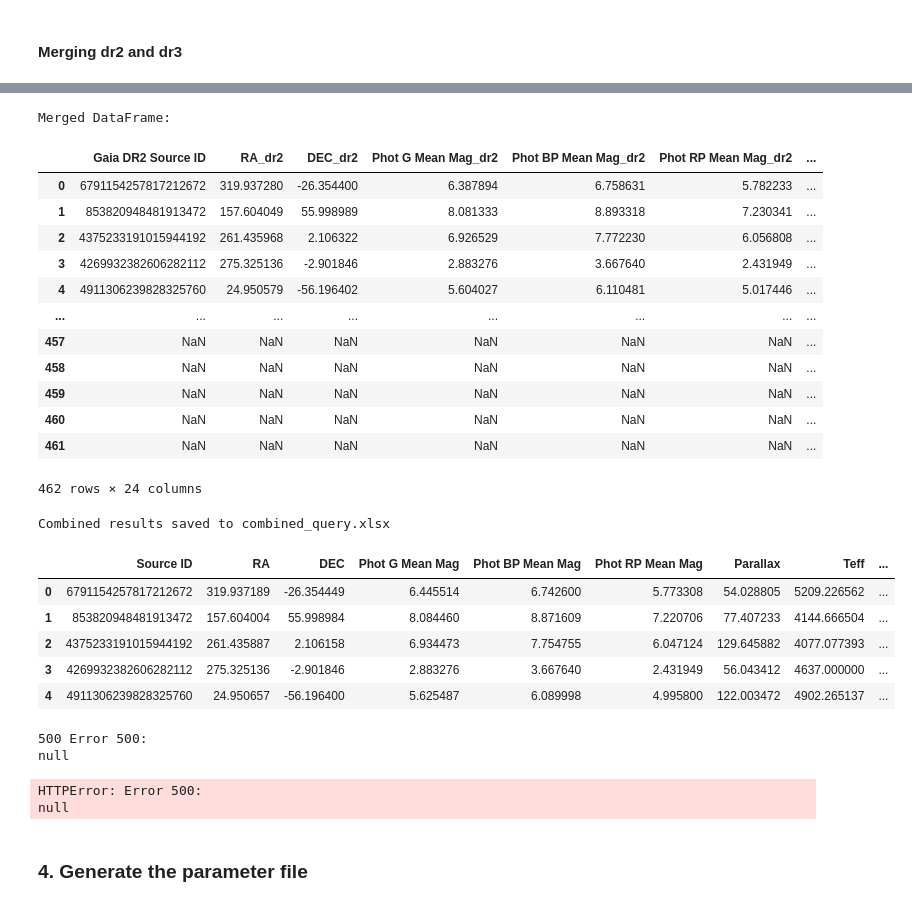
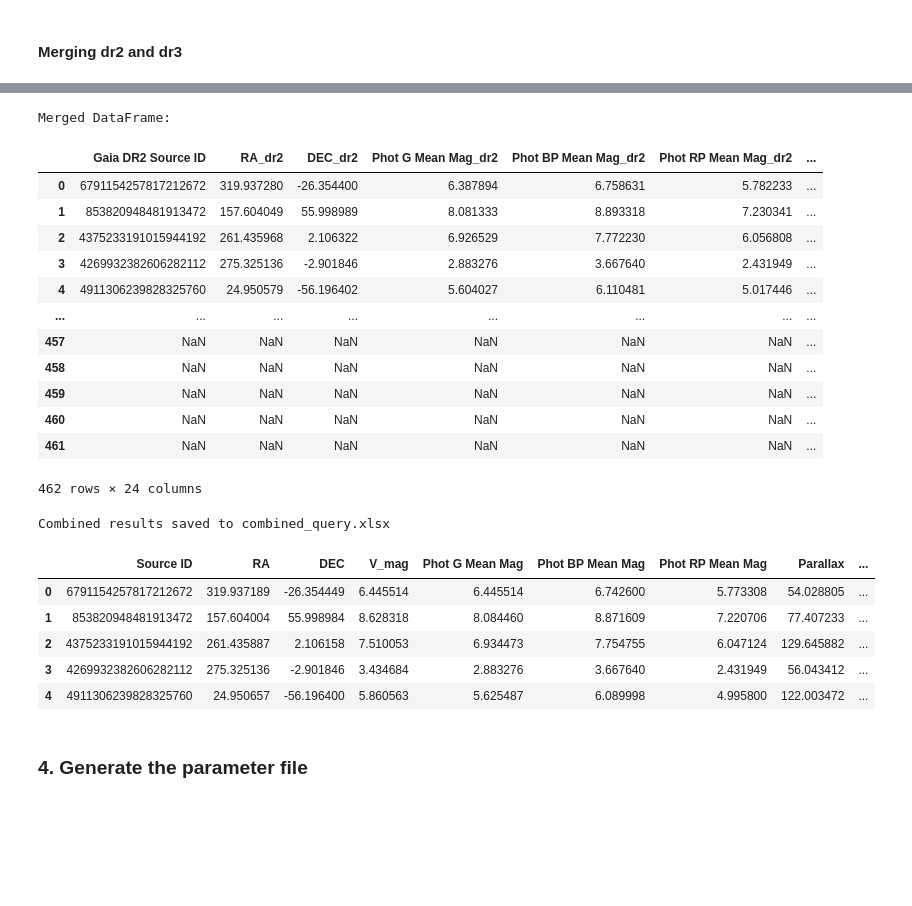
Before and after one commit to exoplanetsdk/2ES_target_selection, a Jupyter notebook: 2ES_target_selection.ipynb, the cells around one changed output, grey strips where cells are left out. Drawn from its saved outputs; the diff is of its cells as text; code cells hidden in the pictures; blank space fills up the shorter version.

```diff
--- a/2ES_target_selection.ipynb
+++ b/2ES_target_selection.ipynb
@@ -462,0 +481,27 @@ INFO: Query finished. [astroquery.utils.tap.core]
+# %%
+import numpy as np
+import matplotlib.pyplot as plt
+
+# Assuming 'color' is a column in combined_df or an array of the same length as the DataFrame
+# For example, if 'color' is the difference between 'Phot BP Mean Mag' and 'Phot RP Mean Mag'
+color = combined_df['Phot BP Mean Mag'] - combined_df['Phot RP Mean Mag']
+
+# Calculate the conversion factor for colors between 1 and 4
+conv = 0.20220 + 0.02489 * color
+
+# Use np.where to apply the conversion conditionally
+V_mag = np.where((color >= 1) & (color <= 4),
+                 combined_df['Phot BP Mean Mag'] - conv,
+                 combined_df['Phot G Mean Mag'])
+
+# Create a high-resolution plot
+plt.figure(figsize=(6, 4), dpi=150)  # Set the dpi to 300 for high resolution
+
+# Plot the diagram using the color array for point colors
+plt.scatter(combined_df['Phot G Mean Mag'], V_mag, c=color, cmap='viridis', edgecolor='k', s=50)
+plt.xlabel('G Magnitude')
+plt.ylabel('V Magnitude')
+plt.title('Color-Magnitude Diagram')
+plt.colorbar(label='Color (BP - RP)')
+plt.grid()
+plt.show()
@@ -484,6 +531,7 @@ combined_data = {
     'Source ID': merged_df['Gaia DR2 Source ID'].combine_first(merged_df['Gaia DR3 Source ID']).astype(str),
     'RA': merged_df['RA_dr3'].combine_first(merged_df['RA_dr2']),
     'DEC': merged_df['DEC_dr3'].combine_first(merged_df['DEC_dr2']),
+    'V_mag': V_mag,
     'Phot G Mean Mag': merged_df['Phot G Mean Mag_dr3'].combine_first(merged_df['Phot G Mean Mag_dr2']),
     'Phot BP Mean Mag': merged_df['Phot BP Mean Mag_dr3'].combine_first(merged_df['Phot BP Mean Mag_dr2']),
     'Phot RP Mean Mag': merged_df['Phot RP Mean Mag_dr3'].combine_first(merged_df['Phot RP Mean Mag_dr2']),
@@ -493,55 +541,39 @@ combined_data = {
     'GJ Number': merged_df['GJ Number_dr3'].combine_first(merged_df['GJ Number_dr2']),
     'HIP Number': merged_df['HIP Number_dr3'].combine_first(merged_df['HIP Number_dr2']),
     'Object Type': merged_df['Object Type_dr3'].combine_first(merged_df['Object Type_dr2']),
 }
 
 # Convert the combined data into a DataFrame
 combined_df = pd.DataFrame(combined_data)
 
 # Export the combined DataFrame to an Excel file
 combined_excel_file = 'combined_query.xlsx'
 combined_df.to_excel(combined_excel_file, index=False)
 
 print(f"Combined results saved to {combined_excel_file}")
 combined_df.head()
 # %% [output]
 Merged DataFrame:
 |  | Gaia DR2 Source ID | RA_dr2 | DEC_dr2 | Phot G Mean Mag_dr2 | Phot BP Mean Mag_dr2 | Phot RP Mean Mag_dr2 | ... |
 | 0 | 6791154257817212672 | 319.937280 | -26.354400 | 6.387894 | 6.758631 | 5.782233 | ... |
 | 1 | 853820948481913472 | 157.604049 | 55.998989 | 8.081333 | 8.893318 | 7.230341 | ... |
 | 2 | 4375233191015944192 | 261.435968 | 2.106322 | 6.926529 | 7.772230 | 6.056808 | ... |
 | 3 | 4269932382606282112 | 275.325136 | -2.901846 | 2.883276 | 3.667640 | 2.431949 | ... |
 | 4 | 4911306239828325760 | 24.950579 | -56.196402 | 5.604027 | 6.110481 | 5.017446 | ... |
 | ... | ... | ... | ... | ... | ... | ... | ... |
 | 457 | NaN | NaN | NaN | NaN | NaN | NaN | ... |
 | 458 | NaN | NaN | NaN | NaN | NaN | NaN | ... |
 | 459 | NaN | NaN | NaN | NaN | NaN | NaN | ... |
 | 460 | NaN | NaN | NaN | NaN | NaN | NaN | ... |
 | 461 | NaN | NaN | NaN | NaN | NaN | NaN | ... |
 462 rows × 24 columns
 Combined results saved to combined_query.xlsx
-|  | Source ID | RA | DEC | Phot G Mean Mag | Phot BP Mean Mag | Phot RP Mean Mag | Parallax | Teff | ... |
-| 0 | 6791154257817212672 | 319.937189 | -26.354449 | 6.445514 | 6.742600 | 5.773308 | 54.028805 | 5209.226562 | ... |
-| 1 | 853820948481913472 | 157.604004 | 55.998984 | 8.084460 | 8.871609 | 7.220706 | 77.407233 | 4144.666504 | ... |
-| 2 | 4375233191015944192 | 261.435887 | 2.106158 | 6.934473 | 7.754755 | 6.047124 | 129.645882 | 4077.077393 | ... |
-| 3 | 4269932382606282112 | 275.325136 | -2.901846 | 2.883276 | 3.667640 | 2.431949 | 56.043412 | 4637.000000 | ... |
-| 4 | 4911306239828325760 | 24.950657 | -56.196400 | 5.625487 | 6.089998 | 4.995800 | 122.003472 | 4902.265137 | ... |
+|  | Source ID | RA | DEC | V_mag | Phot G Mean Mag | Phot BP Mean Mag | Phot RP Mean Mag | Parallax | ... |
+| 0 | 6791154257817212672 | 319.937189 | -26.354449 | 6.445514 | 6.445514 | 6.742600 | 5.773308 | 54.028805 | ... |
+| 1 | 853820948481913472 | 157.604004 | 55.998984 | 8.628318 | 8.084460 | 8.871609 | 7.220706 | 77.407233 | ... |
+| 2 | 4375233191015944192 | 261.435887 | 2.106158 | 7.510053 | 6.934473 | 7.754755 | 6.047124 | 129.645882 | ... |
+| 3 | 4269932382606282112 | 275.325136 | -2.901846 | 3.434684 | 2.883276 | 3.667640 | 2.431949 | 56.043412 | ... |
+| 4 | 4911306239828325760 | 24.950657 | -56.196400 | 5.860563 | 5.625487 | 6.089998 | 4.995800 | 122.003472 | ... |
-# %%
-query = """
-SELECT g.source_id, g.ra, g.dec, g.phot_g_mean_mag, g.phot_bp_mean_mag, g.phot_rp_mean_mag, g.bp_rp, g.parallax, g.teff_gspphot
-FROM gaiadr2.gaia_source AS g
-JOIN <cross_match_table> AS cm ON g.source_id = cm.gaia_source_id
-WHERE cm.hd_number = 2151
-"""
-
-# Execute the query for DR2
-job = Gaia.launch_job_async(query)
-query = job.get_results()
-# %% [output]
-500 Error 500:
-null
-HTTPError: Error 500:
-null
 # %% [markdown]
 ### 4. Generate the parameter file
 # %%
```
Also changed, not shown: parts of 3 cells of this notebook, 2 other files.
